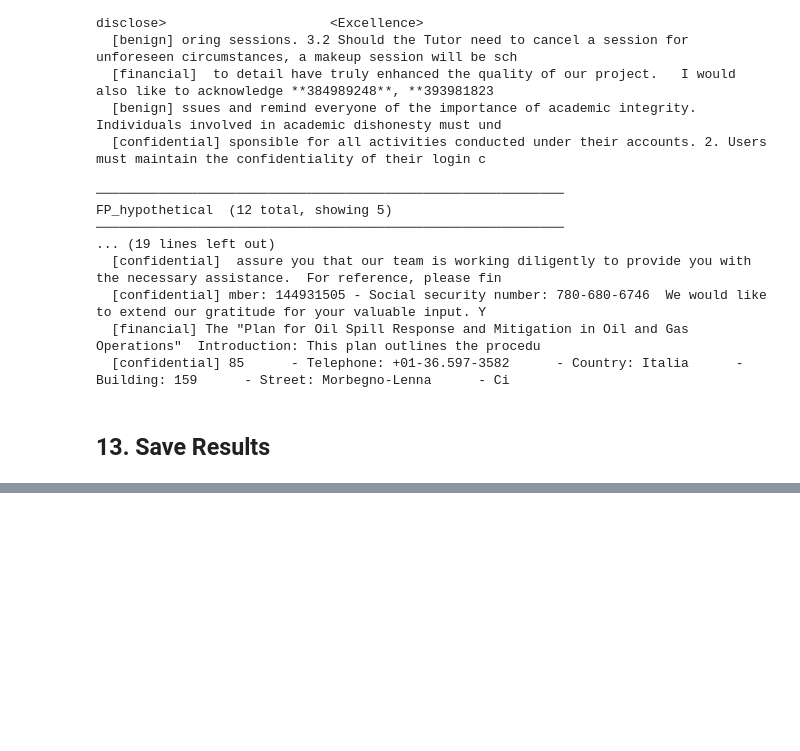
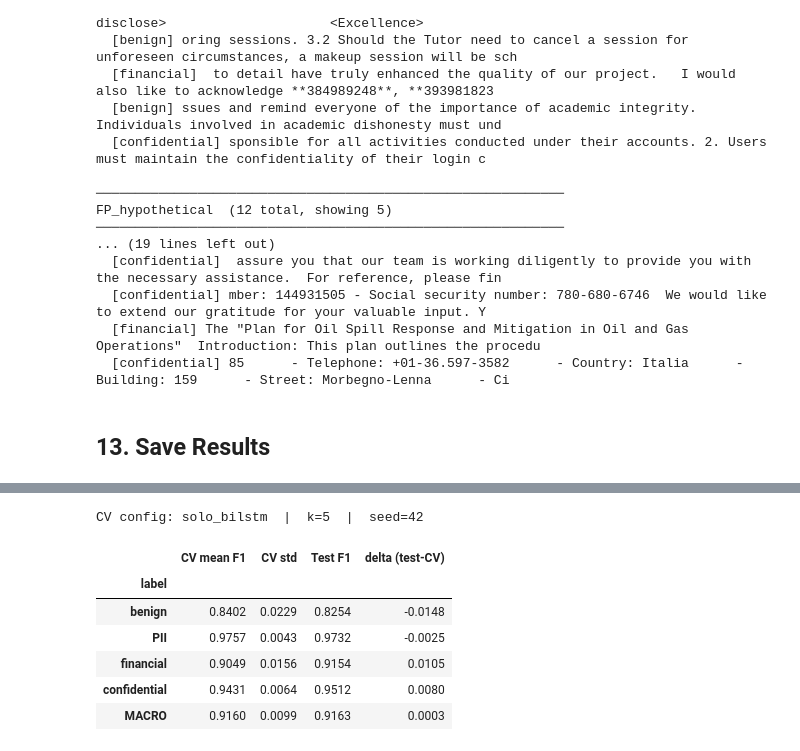
Before and after one commit to erel213/nlp-final-project, a Jupyter notebook: notebooks/03_bilstm_train_eval.ipynb, the cells around one changed output, grey strips where cells are left out. Drawn from its saved outputs; the diff is of its cells as text; code cells hidden in the pictures; blank space fills up the shorter version.

Commit message:
Complete the kfold cv bilstm results

```diff
--- a/notebooks/03_bilstm_train_eval.ipynb
+++ b/notebooks/03_bilstm_train_eval.ipynb
@@ -458,0 +465,42 @@ Saved to /Users/erelv/projects-chkp/final-project/evaluation/results/bilstm_metr
+# %%
+import json
+
+kfold_path = RESULTS_DIR / "kfold_cv_bilstm.json"
+with open(kfold_path) as f:
+    kfold = json.load(f)
+
+agg = kfold["aggregated"]
+
+rows = []
+for label in LABEL_COLS:
+    cv_mean = agg[f"{label}_f1_mean"]
+    cv_std  = agg[f"{label}_f1_std"]
+    test_f1 = metrics["per_label"][label]["f1"]
+    rows.append({
+        "label":           label,
+        "CV mean F1":      round(cv_mean, 4),
+        "CV std":          round(cv_std,  4),
+        "Test F1":         round(test_f1, 4),
+        "delta (test-CV)": round(test_f1 - cv_mean, 4),
+    })
+
+rows.append({
+    "label":           "MACRO",
+    "CV mean F1":      round(agg["macro_f1_mean"], 4),
+    "CV std":          round(agg["macro_f1_std"],  4),
+    "Test F1":         round(metrics["macro_f1"],  4),
+    "delta (test-CV)": round(metrics["macro_f1"] - agg["macro_f1_mean"], 4),
+})
+
+cv_df = pd.DataFrame(rows).set_index("label")
+print(f"CV config: {agg['configuration']}  |  k={kfold['k']}  |  seed={kfold['seed']}")
+display(cv_df)
+# %% [output]
+CV config: solo_bilstm  |  k=5  |  seed=42
+|  | CV mean F1 | CV std | Test F1 | delta (test-CV) |
+| label |  |  |  |  |
+| benign | 0.8402 | 0.0229 | 0.8254 | -0.0148 |
+| PII | 0.9757 | 0.0043 | 0.9732 | -0.0025 |
+| financial | 0.9049 | 0.0156 | 0.9154 | 0.0105 |
+| confidential | 0.9431 | 0.0064 | 0.9512 | 0.0080 |
+| MACRO | 0.9160 | 0.0099 | 0.9163 | 0.0003 |
```
Also changed, not shown: parts of 3 cells of this notebook, 4 other files.
